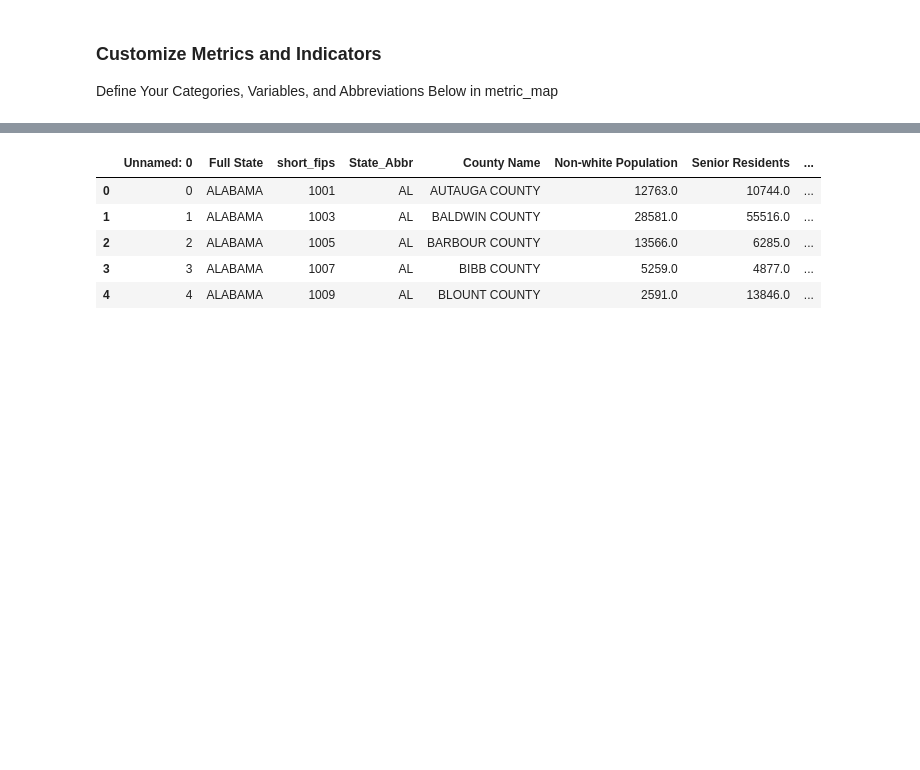
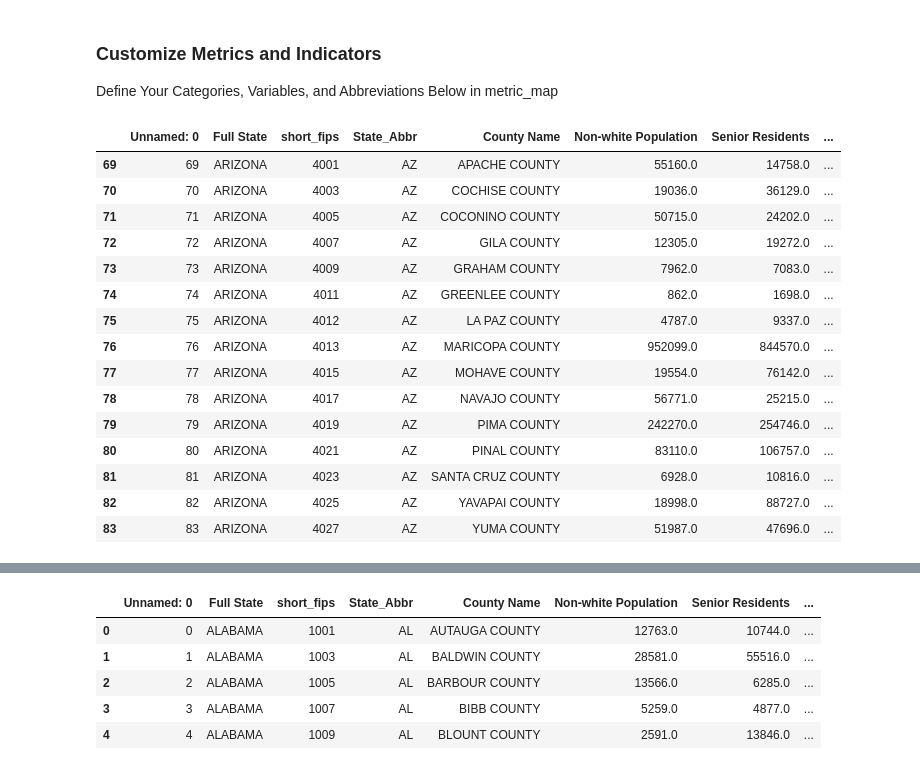
Before and after one commit to dssg/voter-protection, a Jupyter notebook: data/risk_scoring_for_toolkit.ipynb, the cells around one changed output, grey strips where cells are left out. Drawn from its saved outputs; the diff is of its cells as text; code cells hidden in the pictures; blank space fills up the shorter version.

```diff
--- a/data/risk_scoring_for_toolkit.ipynb
+++ b/data/risk_scoring_for_toolkit.ipynb
@@ -61,7 +61,7 @@ def get_final_scores(df):
         viable_states = keep_series[keep_series==True].index
         temp_df = df[df['State_Abbr'].isin(viable_states)]
         rel_scores = temp_df.groupby("State_Abbr")[i.title()+" ("+agg_method.title()+")"].rank(pct=True, na_option="keep")
-        rel_heat = rel_scores.apply(lambda x: "High" if x > 0.75  else ("Low" if x <0.25 else (np.nan if np.isnan(x) else "Medium")))
+        rel_heat = rel_scores.apply(lambda x: "High" if x > 0.75  else ("Low" if x <0.5 else (np.nan if np.isnan(x) else "Medium")))
         df[i.title()+" (Final)"] = rel_scores
         df[i.title()+" (LMH)"]= rel_heat
     return df
@@ -73,4 +73,24 @@ def get_final_df(df, metric_map, agg_method="median"):
         df = i(df)
     return final_df
 # %%
-final_df = get_final_df(all_df, 'median', metric_map)
+scored_df = get_final_df(all_df, 'median', metric_map)
+# %%
+#Test with Arizona
+scored_df[scored_df['State_Abbr']=="AZ"]
+# %% [output]
+|  | Unnamed: 0 | Full State | short_fips | State_Abbr | County Name | Non-white Population | Senior Residents | ... |
+| 69 | 69 | ARIZONA | 4001 | AZ | APACHE COUNTY | 55160.0 | 14758.0 | ... |
+| 70 | 70 | ARIZONA | 4003 | AZ | COCHISE COUNTY | 19036.0 | 36129.0 | ... |
+| 71 | 71 | ARIZONA | 4005 | AZ | COCONINO COUNTY | 50715.0 | 24202.0 | ... |
+| 72 | 72 | ARIZONA | 4007 | AZ | GILA COUNTY | 12305.0 | 19272.0 | ... |
+| 73 | 73 | ARIZONA | 4009 | AZ | GRAHAM COUNTY | 7962.0 | 7083.0 | ... |
+| 74 | 74 | ARIZONA | 4011 | AZ | GREENLEE COUNTY | 862.0 | 1698.0 | ... |
+| 75 | 75 | ARIZONA | 4012 | AZ | LA PAZ COUNTY | 4787.0 | 9337.0 | ... |
+| 76 | 76 | ARIZONA | 4013 | AZ | MARICOPA COUNTY | 952099.0 | 844570.0 | ... |
+| 77 | 77 | ARIZONA | 4015 | AZ | MOHAVE COUNTY | 19554.0 | 76142.0 | ... |
+| 78 | 78 | ARIZONA | 4017 | AZ | NAVAJO COUNTY | 56771.0 | 25215.0 | ... |
+| 79 | 79 | ARIZONA | 4019 | AZ | PIMA COUNTY | 242270.0 | 254746.0 | ... |
+| 80 | 80 | ARIZONA | 4021 | AZ | PINAL COUNTY | 83110.0 | 106757.0 | ... |
+| 81 | 81 | ARIZONA | 4023 | AZ | SANTA CRUZ COUNTY | 6928.0 | 10816.0 | ... |
+| 82 | 82 | ARIZONA | 4025 | AZ | YAVAPAI COUNTY | 18998.0 | 88727.0 | ... |
+| 83 | 83 | ARIZONA | 4027 | AZ | YUMA COUNTY | 51987.0 | 47696.0 | ... |
```
Also changed, not shown: parts of 5 cells of this notebook.
